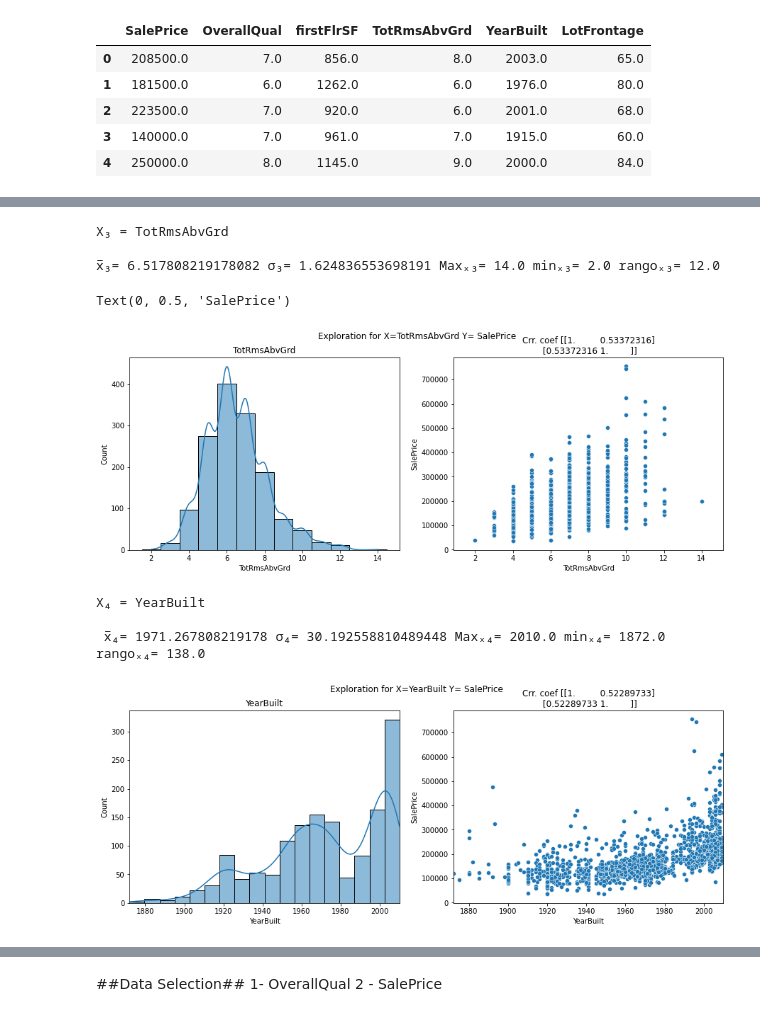
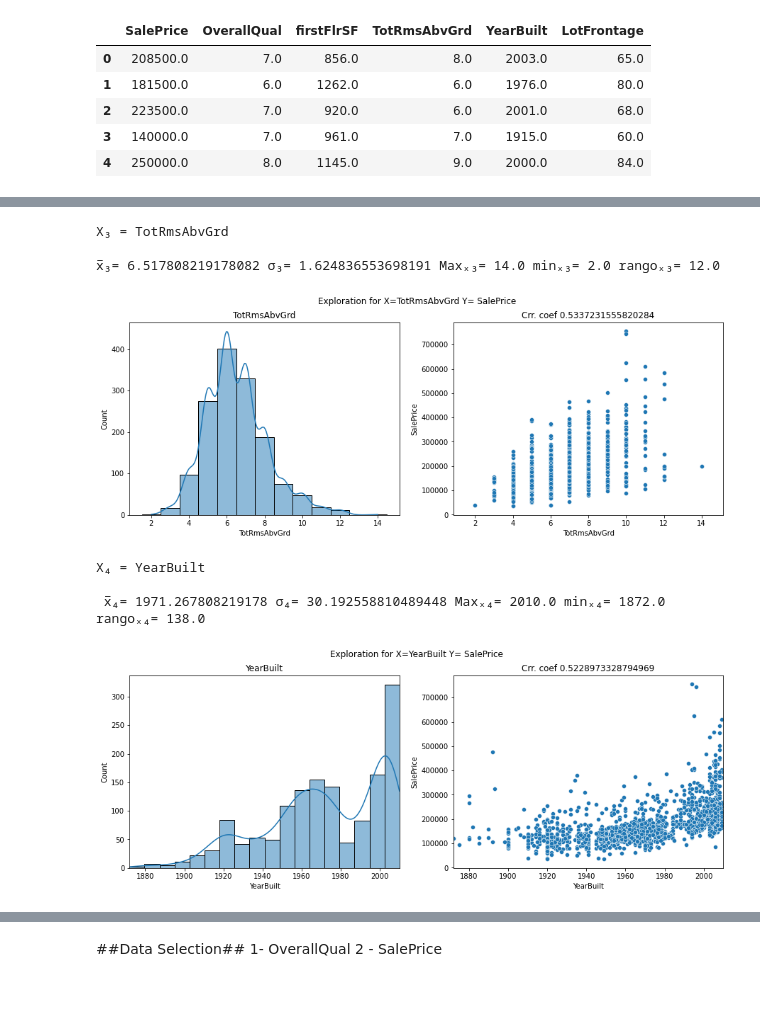
Before and after one commit to cavendano01/linear_regression_project, a Jupyter notebook: linear_regression.ipynb, the cells around one changed output, grey strips where cells are left out. Saved outputs shown, nothing was run; the diff lists cells and outputs as text; code cells hidden in the pictures.

```diff
--- a/linear_regression.ipynb
+++ b/linear_regression.ipynb
@@ -107,36 +109,36 @@ Text(0, 0.5, 'SalePrice')
 # %%
 print('X\u2083 = TotRmsAbvGrd\n\n'
 'x̅\u2083=', TotRmsAbvGrd.mean(),
 'σ\u2083=', TotRmsAbvGrd.std(),
 'Max\u2093\u2083=', TotRmsAbvGrd.max(),
 'min\u2093\u2083=', TotRmsAbvGrd.min(),
-'rango\u2093\u2083=', TotRmsAbvGrd.ptp()
+'rango\u2093\u2083=', TotRmsAbvGrd.ptp(),
 '\n')
 
 #Calculating correlation coefficient
-rho3 = np.corrcoef(TotRmsAbvGrd, SalePrice)
+rho3_matrix = np.corrcoef(TotRmsAbvGrd, SalePrice)
+rho3 = rho3_matrix[0,1]
 
 #Creating Graphs
 fig, axes = plt.subplots(1, 2, sharex=True, figsize=(15,5))
 fig.suptitle('Exploration for X=TotRmsAbvGrd Y= SalePrice')
 
 #replacing distplot for histplot as displot is deprecated and histplot allows for use of axis
 sns.histplot( data=TotRmsAbvGrd,discrete=True,kde=True, ax=axes[0])
 axes[0].set_title('TotRmsAbvGrd')
 axes[0].set_xlabel('TotRmsAbvGrd')
 
 sns.scatterplot(ax=axes[1], x=TotRmsAbvGrd, y=SalePrice)
 axes[1].set_title(f'Crr. coef {rho3}')
 axes[1].set_xlabel('TotRmsAbvGrd')
 axes[1].set_ylabel('SalePrice')
 
 plt.show()
 # %% [output]
 X₃ = TotRmsAbvGrd
 
 x̅₃= 6.517808219178082 σ₃= 1.624836553698191 Maxₓ₃= 14.0 minₓ₃= 2.0 rangoₓ₃= 12.0
-Text(0, 0.5, 'SalePrice')
-[figure, old version]
+[figure, new version]
 # %%
 print('X\u2084 = YearBuilt\n\n',
 'x̅\u2084=', YearBuilt.mean(),
@@ -147,7 +149,9 @@ print('X\u2084 = YearBuilt\n\n',
 '\n')
 
 #Calculating correlation coefficient
-rho5 = np.corrcoef(YearBuilt, SalePrice)
+rho4_matrix = np.corrcoef(YearBuilt, SalePrice)
+rho4 = rho4_matrix[0,1]
+
 
 #Creating Graphs
 fig, axes = plt.subplots(1, 2, sharex=True, figsize=(15,5))
@@ -160,7 +164,7 @@ axes[0].set_xlabel('YearBuilt')
 axes[0].set_xlim([YearBuilt.min(), YearBuilt.max()])
 
 sns.scatterplot(ax=axes[1], x=YearBuilt, y=SalePrice)
-axes[1].set_title(f'Crr. coef {rho5}')
+axes[1].set_title(f'Crr. coef {rho4}')
 axes[1].set_xlabel('YearBuilt')
 axes[1].set_ylabel('SalePrice')
 axes[1].set_xlim([YearBuilt.min(), YearBuilt.max()])
@@ -170,7 +174,7 @@ plt.show()
 X₄ = YearBuilt
 
  x̅₄= 1971.267808219178 σ₄= 30.192558810489448 Maxₓ₄= 2010.0 minₓ₄= 1872.0 rangoₓ₄= 138.0
-[figure, old version]
+[figure, new version]
 # %%
 print('X\u2085 = LotFrontage\n\n'
 'x̅\u2085=', LotFrontage.mean(),
```
Also changed, not shown: parts of 9 cells of this notebook.
